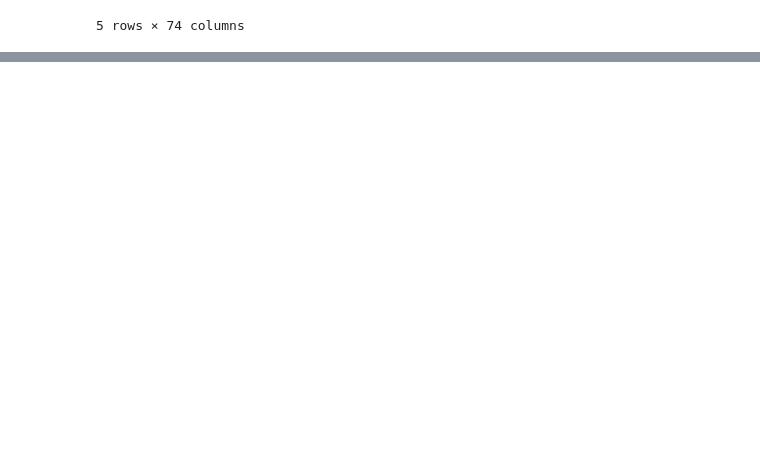
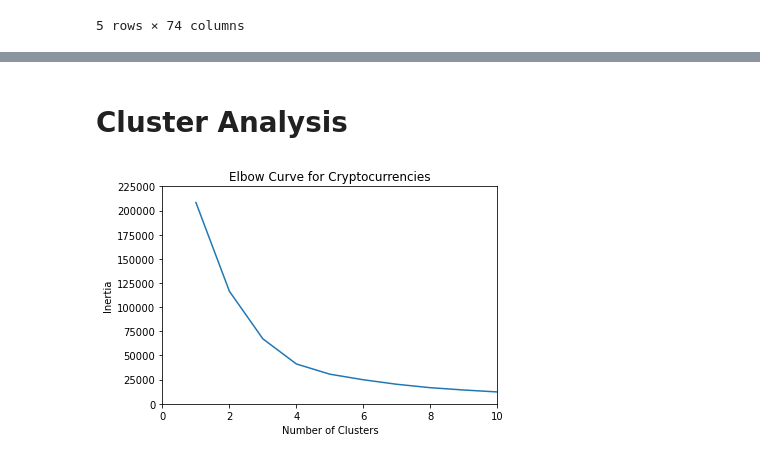
Before and after one commit to khutula/unsupervised-machine-learning-challenge, a Jupyter notebook: Crypto_Clusters.ipynb, the cells around one changed output, grey strips where cells are left out. Saved outputs shown, nothing was run; the diff lists cells and outputs as text; code cells hidden in the pictures; blank space fills up the shorter version.

```diff
--- a/Crypto_Clusters.ipynb
+++ b/Crypto_Clusters.ipynb
@@ -153,0 +154,26 @@ plt.show()
+# %% [markdown]
+# Cluster Analysis
+# %%
+# Use KMeans to determine optimal number of clusters between 1 and 10
+inertia = []
+k = list(range(1,11))
+
+for i in k:
+    km = KMeans(n_clusters=i, random_state=42)
+    km.fit(tsne_df)
+    inertia.append(km.inertia_)
+
+# collect data for elbow curve
+elbow_data = {"k": k, "inertia": inertia}
+elbow_df = pd.DataFrame(elbow_data)
+
+# plot elbow curve
+plt.plot(elbow_df["k"], elbow_df["inertia"])
+plt.xlim([0,10])
+plt.ylim([0,225000])
+plt.xlabel("Number of Clusters")
+plt.ylabel("Inertia")
+plt.title("Elbow Curve for Cryptocurrencies")
+plt.show()
+# %% [output]
+[figure, added]
```
Also changed, not shown: parts of 12 cells of this notebook.
